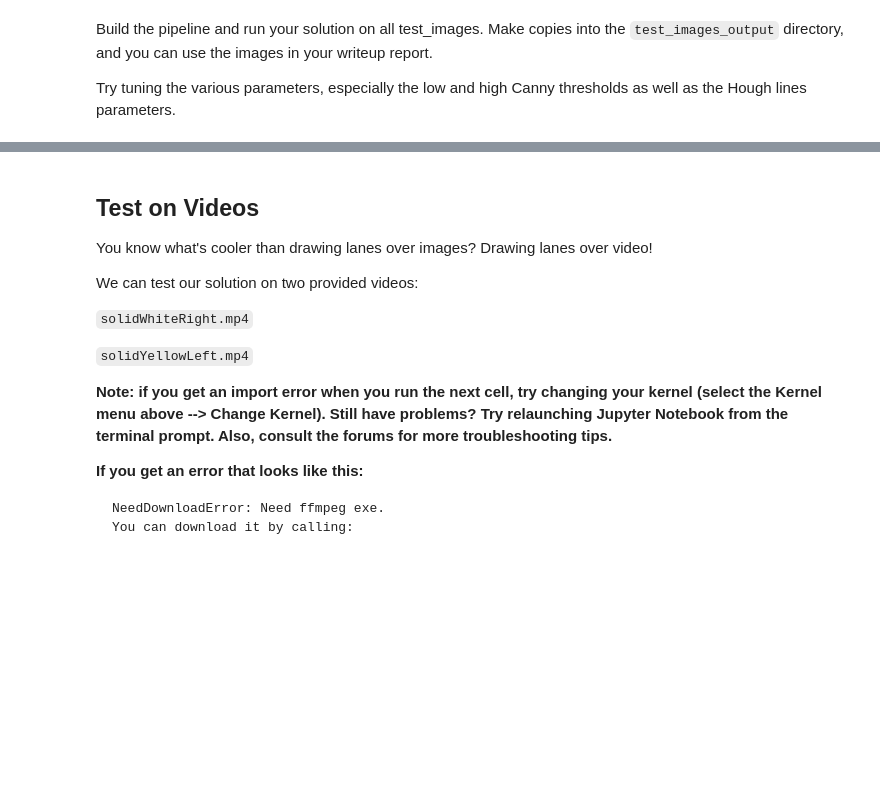
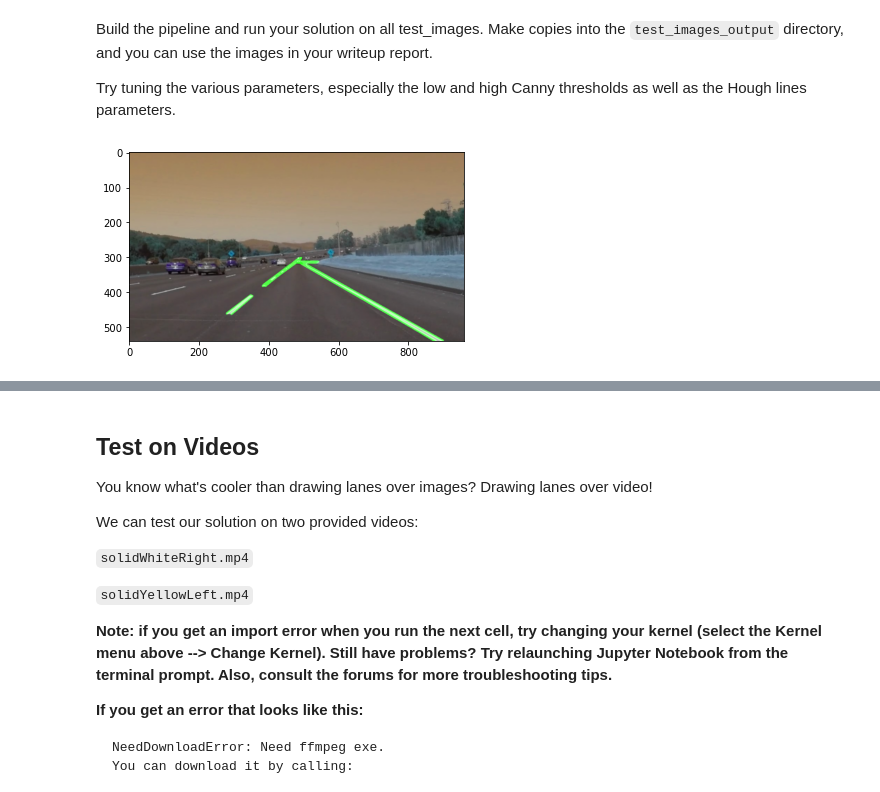
Before and after one commit to kovacsbelsen/CarVision, a Jupyter notebook: CarND-LaneLines-P1-master/P1.ipynb, the cells around one changed output, grey strips where cells are left out. Cells and saved outputs as stored; diff of their text form; code cells hidden in the pictures; blank space fills up the shorter version.

```diff
--- a/CarND-LaneLines-P1-master/P1.ipynb
+++ b/CarND-LaneLines-P1-master/P1.ipynb
@@ -193,3 +193,36 @@ os.listdir("test_images/")
 Build the pipeline and run your solution on all test_images. Make copies into the `test_images_output` directory, and you can use the images in your writeup report.
 
 Try tuning the various parameters, especially the low and high Canny thresholds as well as the Hough lines parameters.
+# %%
+img = cv2.imread('test_images/solidWhiteCurve.jpg')
+
+image = img.copy()
+gray_image = cv2.cvtColor(image, cv2.COLOR_RGB2GRAY)
+canny_image = cv2.Canny(gray_image, 100, 200)
+cropped_image = region_of_interest(canny_image,
+                np.array([region_of_interest_vertices], np.int32),)
+
+lines = cv2.HoughLinesP(cropped_image,
+                        rho=6,
+                        theta=np.pi/180,
+                        threshold=160,
+                        lines=np.array([]),
+                        minLineLength=40,
+                        maxLineGap=25)
+
+def drow_the_lines(img, lines):
+    img = np.copy(img)
+    blank_image = np.zeros((img.shape[0], img.shape[1], 3), dtype=np.uint8)
+
+    for line in lines:
+        for x1, y1, x2, y2 in line:
+            cv2.line(blank_image, (x1,y1), (x2,y2), (0, 255, 0), thickness=6)
+
+    img = cv2.addWeighted(img, 0.8, blank_image, 1, 0.0)
+    return img
+
+#image_with_lines = drow_the_lines(image, lines)
+plt.imshow(image_with_lines)
+plt.show()
+# %% [output]
+[figure, added]
```
Also changed, not shown: parts of 2 cells of this notebook.
